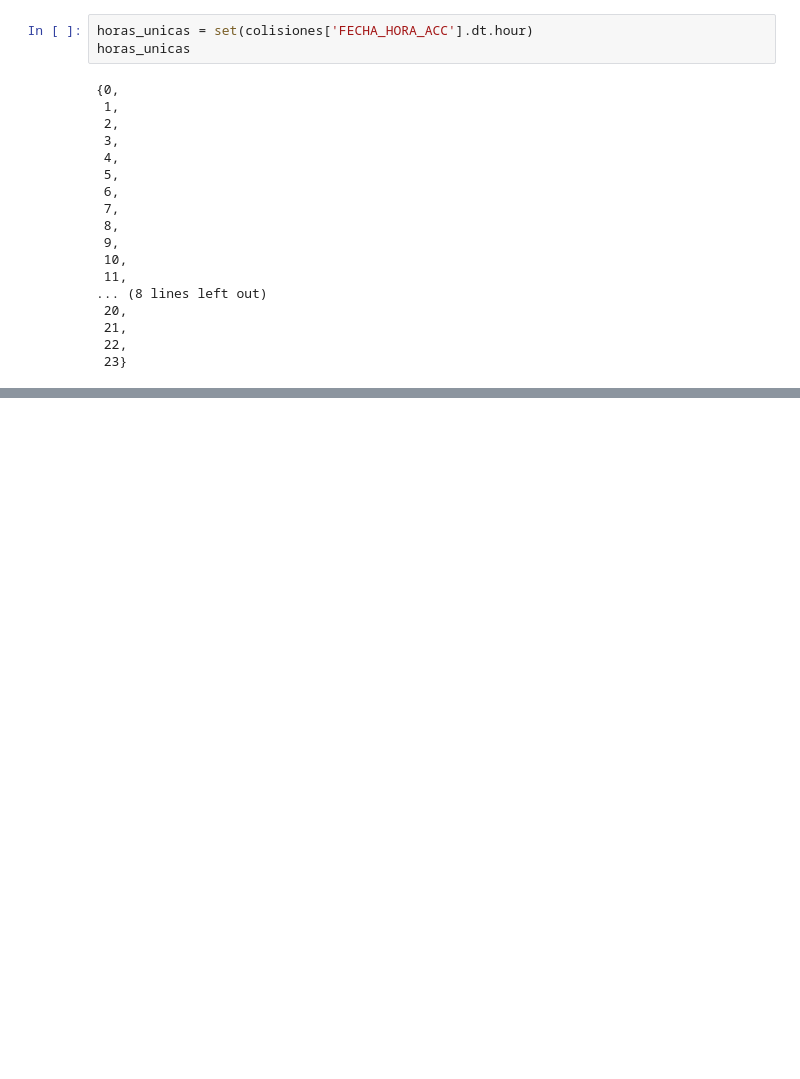
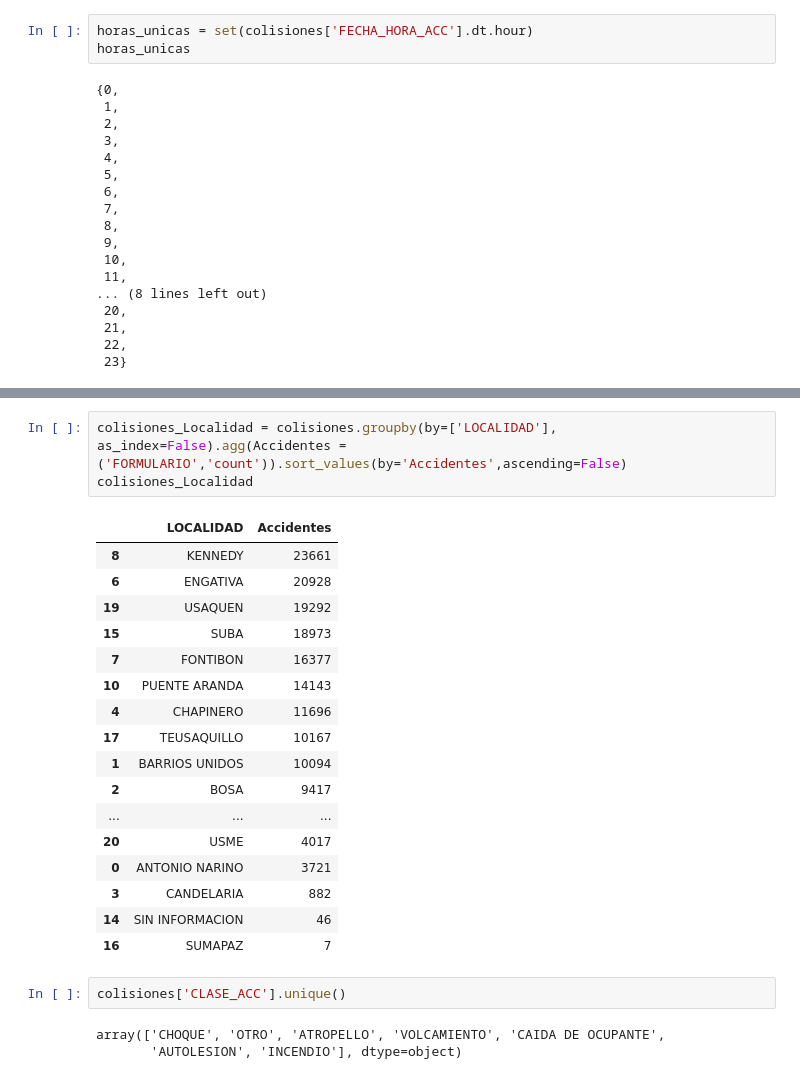
Before and after one commit to adrianferu/CollisionesVehiculares_Bogota, a Jupyter notebook: limpiezaHistoricoSiniestros.ipynb, the cells around one changed output, grey strips where cells are left out. Cells and saved outputs as stored; diff of their text form; blank space fills up the shorter version.

```diff
--- a/limpiezaHistoricoSiniestros.ipynb
+++ b/limpiezaHistoricoSiniestros.ipynb
@@ -341,0 +351,26 @@ horas_unicas
+# %%
+colisiones_Localidad = colisiones.groupby(by=['LOCALIDAD'], as_index=False).agg(Accidentes = ('FORMULARIO','count')).sort_values(by='Accidentes',ascending=False)
+colisiones_Localidad
+# %% [output]
+|  | LOCALIDAD | Accidentes |
+| 8 | KENNEDY | 23661 |
+| 6 | ENGATIVA | 20928 |
+| 19 | USAQUEN | 19292 |
+| 15 | SUBA | 18973 |
+| 7 | FONTIBON | 16377 |
+| 10 | PUENTE ARANDA | 14143 |
+| 4 | CHAPINERO | 11696 |
+| 17 | TEUSAQUILLO | 10167 |
+| 1 | BARRIOS UNIDOS | 10094 |
+| 2 | BOSA | 9417 |
+| ... | ... | ... |
+| 20 | USME | 4017 |
+| 0 | ANTONIO NARINO | 3721 |
+| 3 | CANDELARIA | 882 |
+| 14 | SIN INFORMACION | 46 |
+| 16 | SUMAPAZ | 7 |
+# %%
+colisiones['CLASE_ACC'].unique()
+# %% [output]
+array(['CHOQUE', 'OTRO', 'ATROPELLO', 'VOLCAMIENTO', 'CAIDA DE OCUPANTE',
+       'AUTOLESION', 'INCENDIO'], dtype=object)
```
Also changed, not shown: parts of 1 cell of this notebook, 1 other file.
